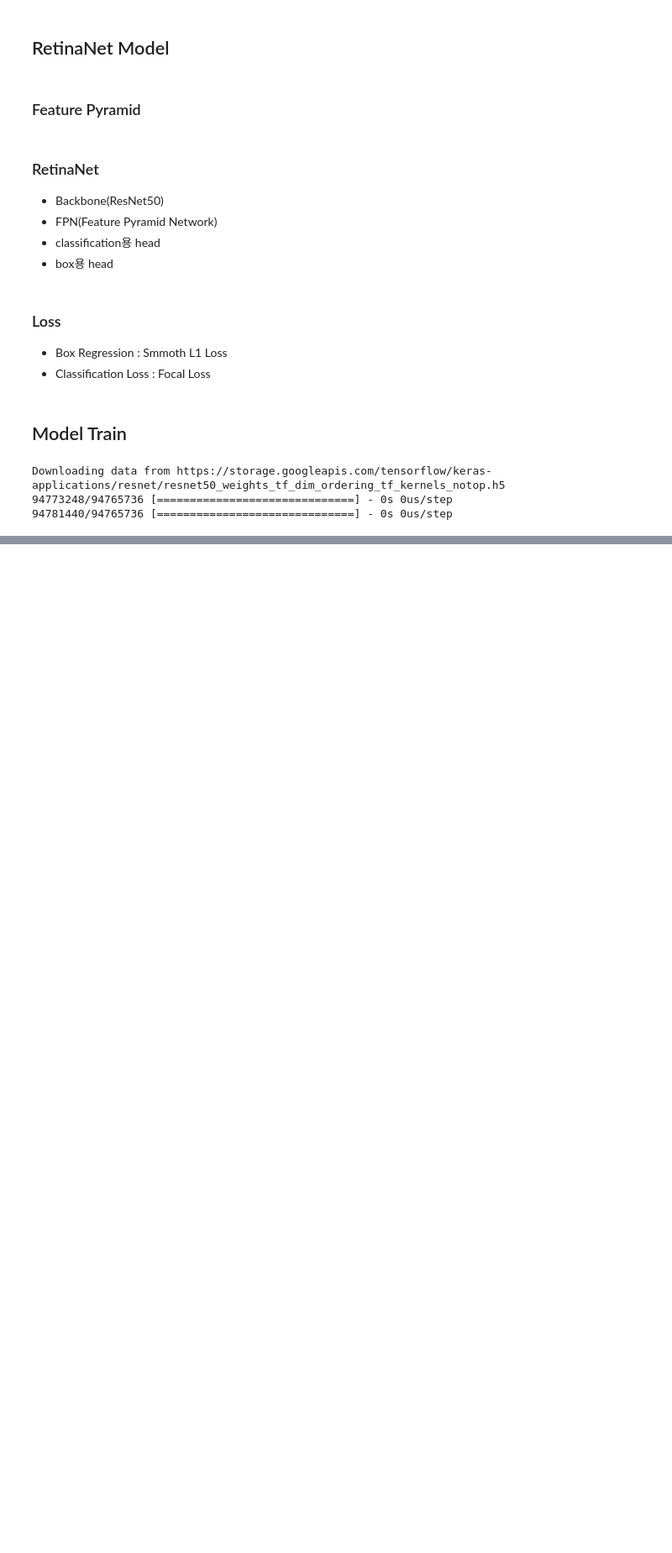
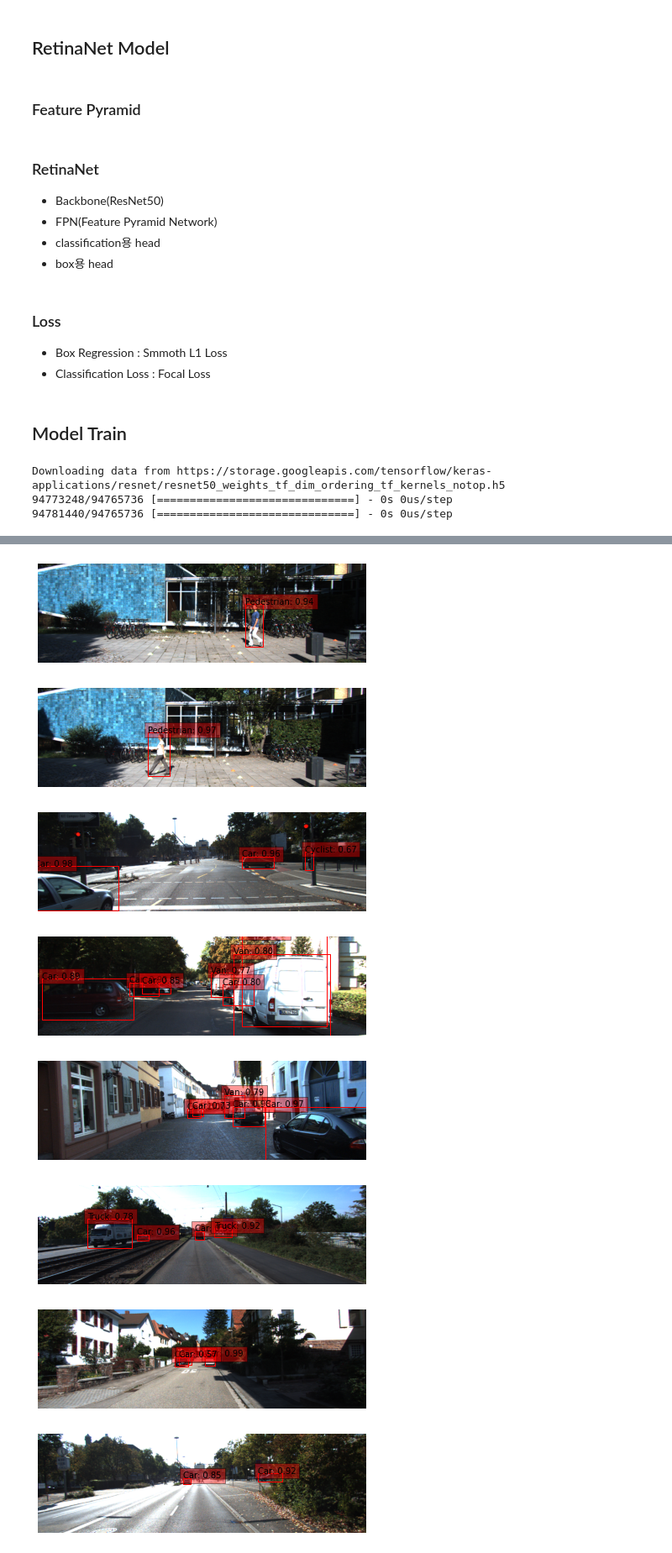
Before and after one commit to DevHDL/AIFFEL, a Jupyter notebook: Project/GoingDeeper-06/GoingDeeper06.ipynb, the cells around one changed output, grey strips where cells are left out. Shown at 84% size. Saved outputs shown, nothing was run; the diff lists cells and outputs as text; code cells hidden in the pictures; blank space fills up the shorter version.

```diff
--- a/Project/GoingDeeper-06/GoingDeeper06.ipynb
+++ b/Project/GoingDeeper-06/GoingDeeper06.ipynb
@@ -579,0 +608,5 @@ Epoch 2/5
+# %%
+import json
+
+with open('model/history_epoch_5_batch_2.json', 'w') as f:
+    json.dump(history.history, f)
@@ -579,0 +806,36 @@ Epoch 2/5
+# %%
+import os
+
+def test_system(func):
+    work_dir = os.getenv('HOME')+'/aiffel/object_detection/data'
+    score = 0
+    test_set=[
+        ("stop_1.png", "Stop"),
+        ("stop_2.png", "Stop"),
+        ("stop_3.png", "Stop"),
+        ("stop_4.png", "Stop"),
+        ("stop_5.png", "Stop"),
+        ("go_1.png", "Go"),
+        ("go_2.png", "Go"),
+        ("go_3.png", "Go"),
+        ("go_4.png", "Go"),
+        ("go_5.png", "Go"),
+    ]
+
+    for image_file, answer in test_set:
+        image_path = work_dir + '/' + image_file
+        pred = func(image_path)
+        if pred == answer:
+            score += 10
+    print(f"{score}점입니다.")
+
+test_system(self_drive_assist)
+# %% [output]
+[figure, added]
+[figure, added]
+[figure, added]
+[figure, added]
+[figure, added]
+[figure, added]
+[figure, added]
+[figure, added]
```
Also changed, not shown: parts of 14 cells of this notebook.
